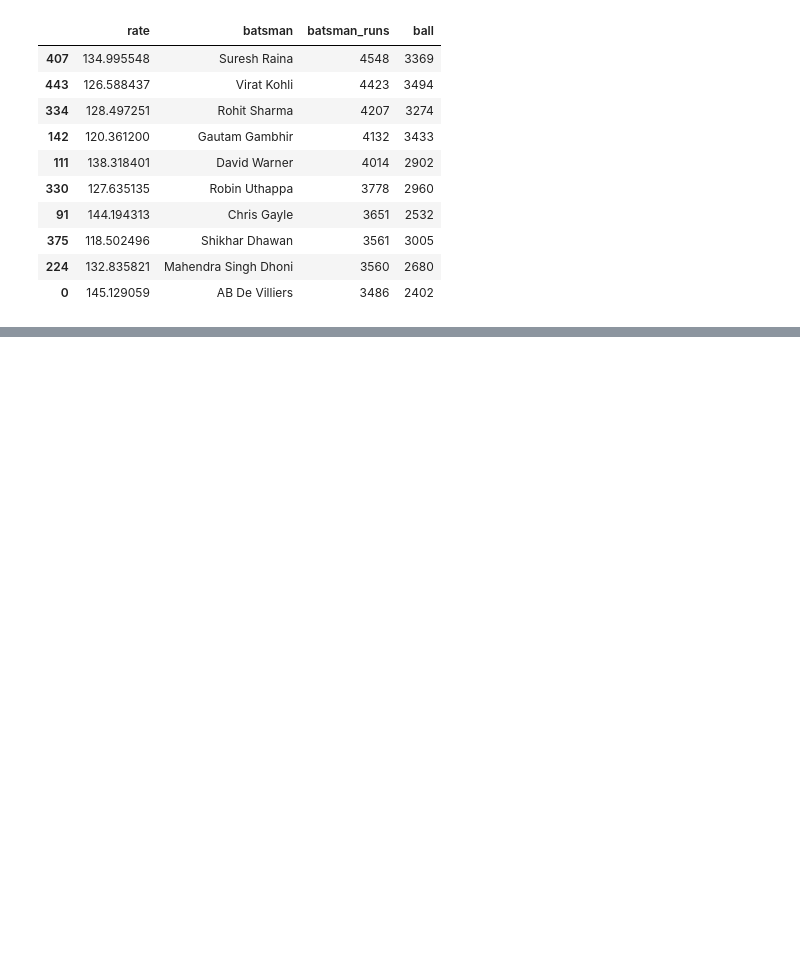
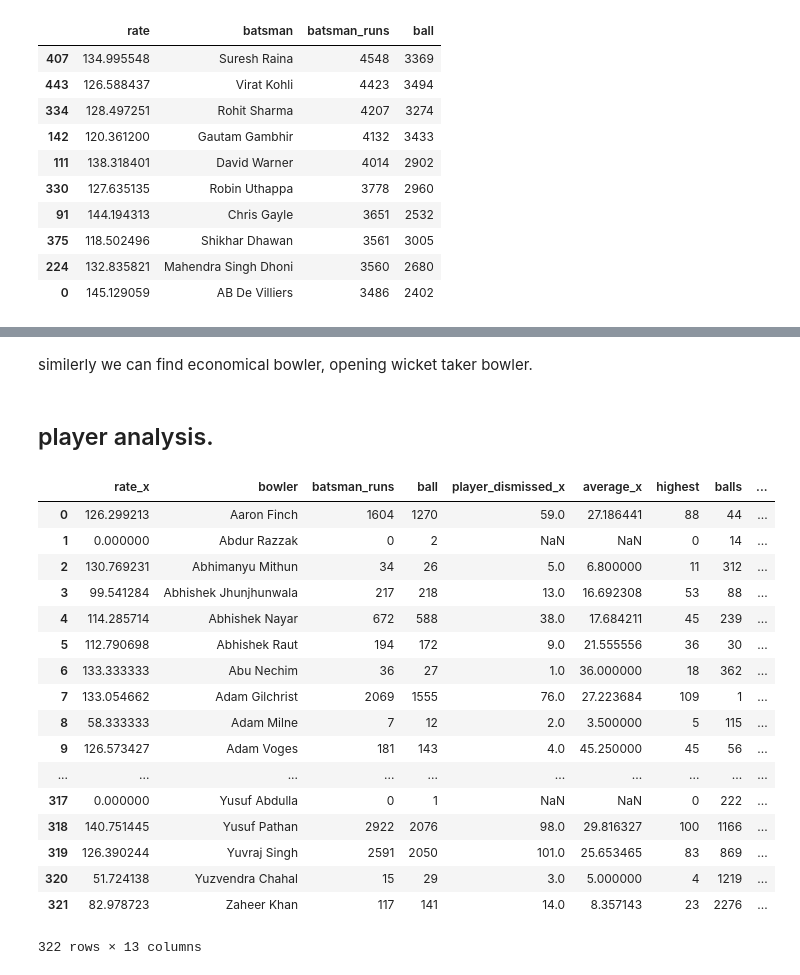
Before and after one commit to kapilgolimar/IPL_DATASET_ANALYSIS, a Jupyter notebook: IPL.ipynb, the cells around one changed output, grey strips where cells are left out. Cells and saved outputs as stored; diff of their text form; code cells hidden in the pictures; blank space fills up the shorter version.

Commit message:
IPL analysis

```diff
--- a/IPL.ipynb
+++ b/IPL.ipynb
@@ -383,0 +392,6 @@ bat
+# %%
+bowler = pd.merge(bowlers,runs,on='bowler')
+# %%
+bowler['eco'] = bowler['total_runs']/bowler['balls']*6
+bowler['average'] =  bowler['total_runs']/bowler['player_dismissed']
+bowler['rate'] =  bowler['balls']/bowler['player_dismissed']
@@ -383,0 +422,30 @@ bat
+# %% [markdown]
+similerly we can find economical bowler, opening wicket taker bowler.
+# %% [markdown]
+## player analysis.
+# %%
+batsman = batsman.rename(columns={'batsman': 'bowler'})
+# %%
+player = pd.merge(bowler,batsman,on='bowler')
+# %%
+#stat of every player in ipl.
+player
+# %% [output]
+|  | rate_x | bowler | batsman_runs | ball | player_dismissed_x | average_x | highest | balls | ... |
+| 0 | 126.299213 | Aaron Finch | 1604 | 1270 | 59.0 | 27.186441 | 88 | 44 | ... |
+| 1 | 0.000000 | Abdur Razzak | 0 | 2 | NaN | NaN | 0 | 14 | ... |
+| 2 | 130.769231 | Abhimanyu Mithun | 34 | 26 | 5.0 | 6.800000 | 11 | 312 | ... |
+| 3 | 99.541284 | Abhishek Jhunjhunwala | 217 | 218 | 13.0 | 16.692308 | 53 | 88 | ... |
+| 4 | 114.285714 | Abhishek Nayar | 672 | 588 | 38.0 | 17.684211 | 45 | 239 | ... |
+| 5 | 112.790698 | Abhishek Raut | 194 | 172 | 9.0 | 21.555556 | 36 | 30 | ... |
+| 6 | 133.333333 | Abu Nechim | 36 | 27 | 1.0 | 36.000000 | 18 | 362 | ... |
+| 7 | 133.054662 | Adam Gilchrist | 2069 | 1555 | 76.0 | 27.223684 | 109 | 1 | ... |
+| 8 | 58.333333 | Adam Milne | 7 | 12 | 2.0 | 3.500000 | 5 | 115 | ... |
+| 9 | 126.573427 | Adam Voges | 181 | 143 | 4.0 | 45.250000 | 45 | 56 | ... |
+| ... | ... | ... | ... | ... | ... | ... | ... | ... | ... |
+| 317 | 0.000000 | Yusuf Abdulla | 0 | 1 | NaN | NaN | 0 | 222 | ... |
+| 318 | 140.751445 | Yusuf Pathan | 2922 | 2076 | 98.0 | 29.816327 | 100 | 1166 | ... |
+| 319 | 126.390244 | Yuvraj Singh | 2591 | 2050 | 101.0 | 25.653465 | 83 | 869 | ... |
+| 320 | 51.724138 | Yuzvendra Chahal | 15 | 29 | 3.0 | 5.000000 | 4 | 1219 | ... |
+| 321 | 82.978723 | Zaheer Khan | 117 | 141 | 14.0 | 8.357143 | 23 | 2276 | ... |
+322 rows × 13 columns
```
Also changed, not shown: parts of 22 cells of this notebook.
